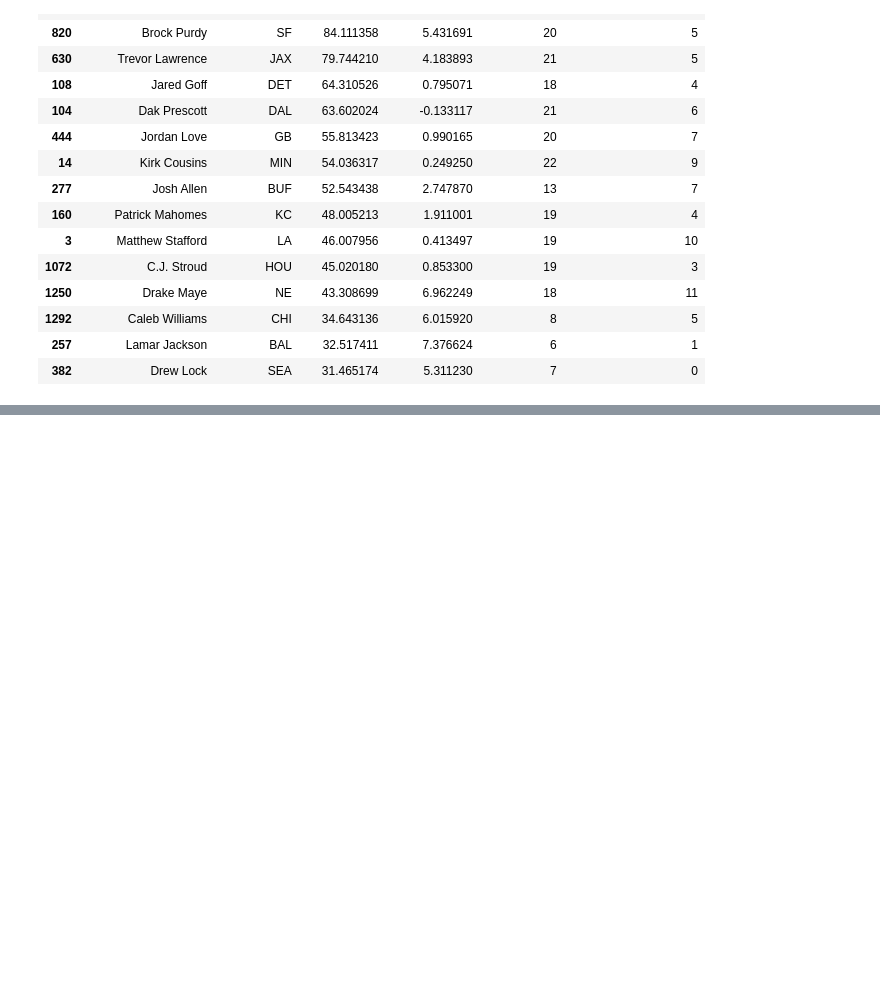
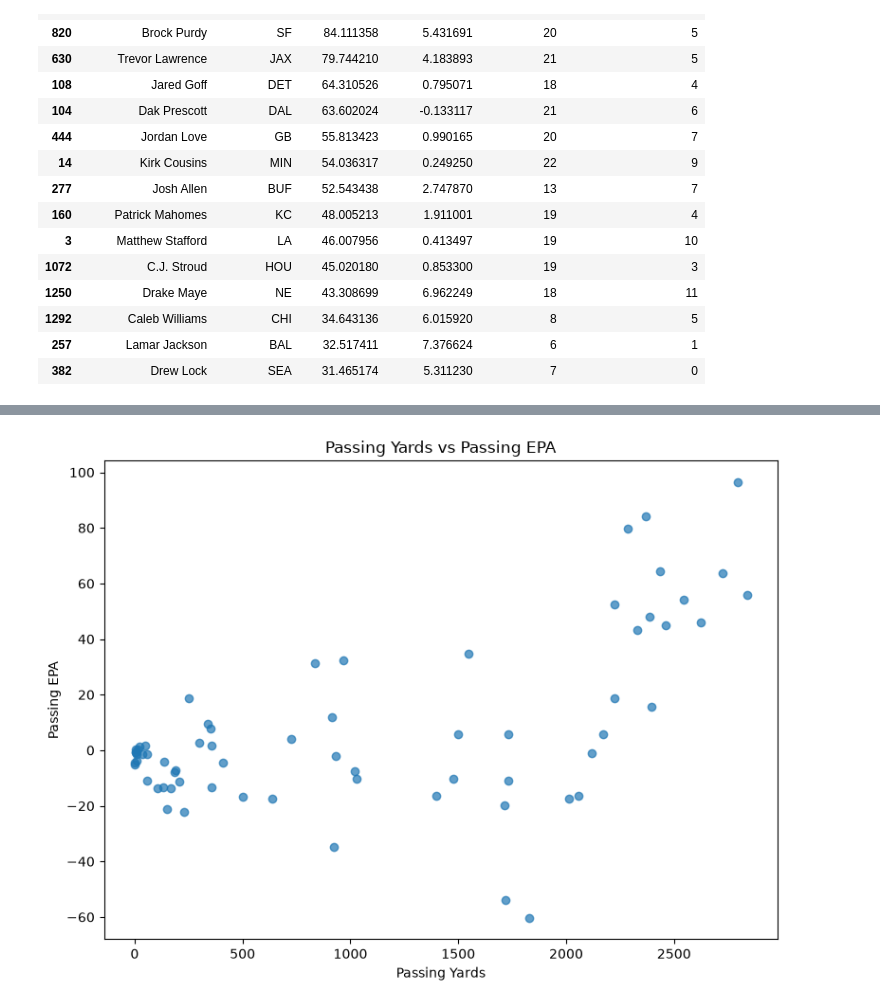
Before and after one commit to dhay2003/quarterback-impact-analysis, a Jupyter notebook: notebooks/qb_impact_analysis.ipynb, the cells around one changed output, grey strips where cells are left out. Saved outputs shown, nothing was run; the diff lists cells and outputs as text; code cells hidden in the pictures; blank space fills up the shorter version.

```diff
--- a/notebooks/qb_impact_analysis.ipynb
+++ b/notebooks/qb_impact_analysis.ipynb
@@ -296,0 +363,23 @@ qb_df[
+# %%
+qb_df["qb_tier"] = pd.qcut(
+    qb_df["qb_score"],
+    q=4,
+    labels=[
+        "Tier 4",
+        "Tier 3",
+        "Tier 2",
+        "Tier 1"
+    ]
+)
+
+qb_df[
+    [
+        "player_display_name",
+        "recent_team",
+        "qb_score",
+        "qb_tier"
+    ]
+].sort_values(
+    by="qb_score",
+    ascending=False
+)
@@ -296,0 +515,17 @@ qb_df[
+# %%
+plt.figure(figsize=(8,6))
+
+plt.scatter(
+    qb_df["passing_yards"],
+    qb_df["passing_epa"],
+    alpha=0.7
+)
+
+plt.xlabel("Passing Yards")
+plt.ylabel("Passing EPA")
+plt.title("Passing Yards vs Passing EPA")
+
+plt.tight_layout()
+plt.show()
+# %% [output]
+[figure, added]
```
Also changed, not shown: parts of 25 cells of this notebook, 4 other files.
